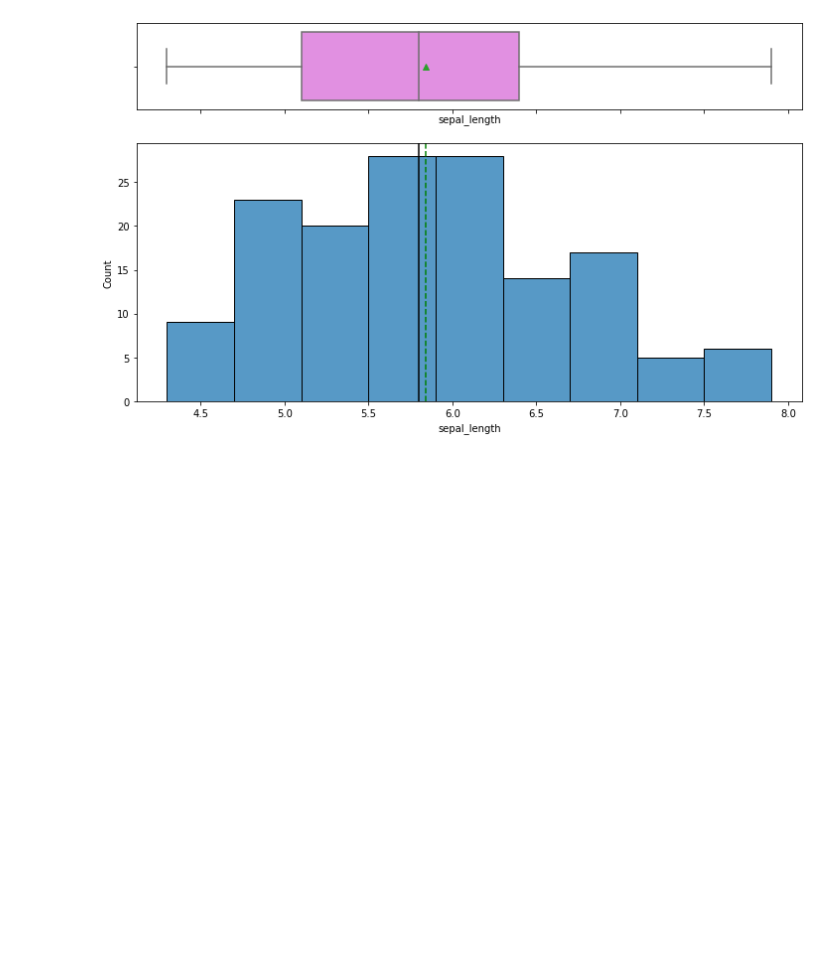
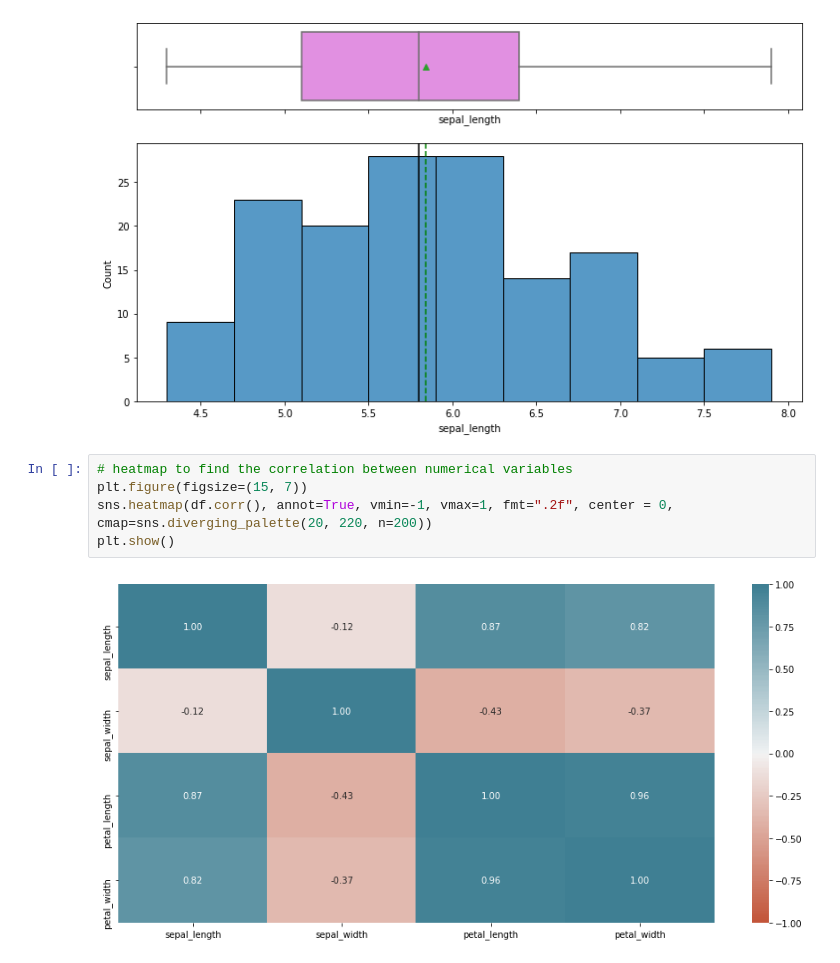
Before and after one commit to sahilsaxena21/PGP-DSBA-UTA, a Jupyter notebook: Master Reference Code.ipynb, the cells around one changed output. Cells and saved outputs as stored; diff of their text form; blank space fills up the shorter version.

```diff
--- a/Master Reference Code.ipynb
+++ b/Master Reference Code.ipynb
@@ -1059,3 +1059,10 @@ labeled_barplot(df, "species", perc=True)
 histogram_boxplot(df, "sepal_length")
 # %% [output]
 [figure]
+# %%
+# heatmap to find the correlation between numerical variables
+plt.figure(figsize=(15, 7))
+sns.heatmap(df.corr(), annot=True, vmin=-1, vmax=1, fmt=".2f", center = 0, cmap=sns.diverging_palette(20, 220, n=200))
+plt.show()
+# %% [output]
+[figure, added]
```
